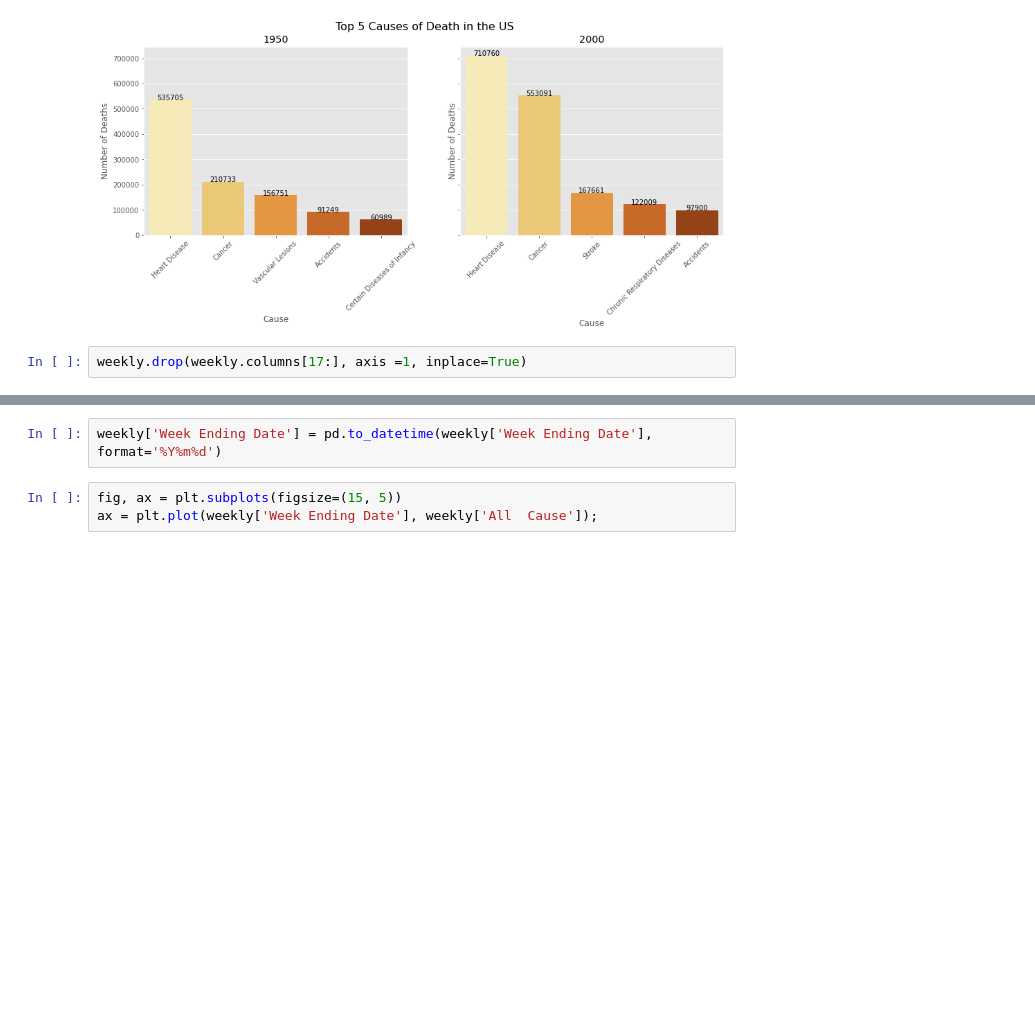
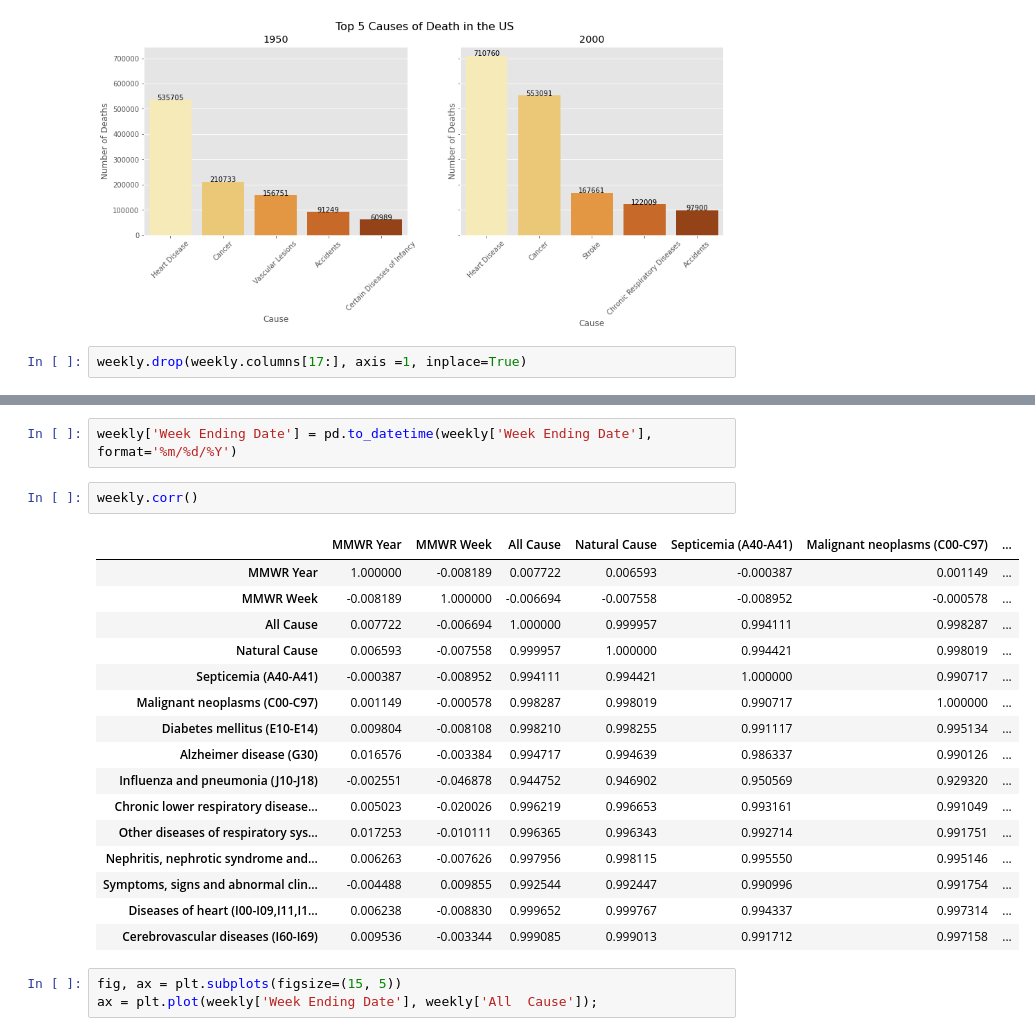
Before and after one commit to beckyepeters/life-expectancy-predictions, a Jupyter notebook: life_expectancy.ipynb, the cells around one changed output, grey strips where cells are left out. Drawn from its saved outputs; the diff is of its cells as text; blank space fills up the shorter version.

```diff
--- a/life_expectancy.ipynb
+++ b/life_expectancy.ipynb
@@ -131,5 +131,24 @@ weekly.head(20)
 # %%
-weekly['Week Ending Date'] = pd.to_datetime(weekly['Week Ending Date'], format='%Y%m%d')
+weekly['Week Ending Date'] = pd.to_datetime(weekly['Week Ending Date'], format='%m/%d/%Y')
+# %%
+weekly.corr()
+# %% [output]
+|  | MMWR Year | MMWR Week | All Cause | Natural Cause | Septicemia (A40-A41) | Malignant neoplasms (C00-C97) | ... |
+| MMWR Year | 1.000000 | -0.008189 | 0.007722 | 0.006593 | -0.000387 | 0.001149 | ... |
+| MMWR Week | -0.008189 | 1.000000 | -0.006694 | -0.007558 | -0.008952 | -0.000578 | ... |
+| All Cause | 0.007722 | -0.006694 | 1.000000 | 0.999957 | 0.994111 | 0.998287 | ... |
+| Natural Cause | 0.006593 | -0.007558 | 0.999957 | 1.000000 | 0.994421 | 0.998019 | ... |
+| Septicemia (A40-A41) | -0.000387 | -0.008952 | 0.994111 | 0.994421 | 1.000000 | 0.990717 | ... |
+| Malignant neoplasms (C00-C97) | 0.001149 | -0.000578 | 0.998287 | 0.998019 | 0.990717 | 1.000000 | ... |
+| Diabetes mellitus (E10-E14) | 0.009804 | -0.008108 | 0.998210 | 0.998255 | 0.991117 | 0.995134 | ... |
+| Alzheimer disease (G30) | 0.016576 | -0.003384 | 0.994717 | 0.994639 | 0.986337 | 0.990126 | ... |
+| Influenza and pneumonia (J10-J18) | -0.002551 | -0.046878 | 0.944752 | 0.946902 | 0.950569 | 0.929320 | ... |
+| Chronic lower respiratory disease... | 0.005023 | -0.020026 | 0.996219 | 0.996653 | 0.993161 | 0.991049 | ... |
+| Other diseases of respiratory sys... | 0.017253 | -0.010111 | 0.996365 | 0.996343 | 0.992714 | 0.991751 | ... |
+| Nephritis, nephrotic syndrome and... | 0.006263 | -0.007626 | 0.997956 | 0.998115 | 0.995550 | 0.995146 | ... |
+| Symptoms, signs and abnormal clin... | -0.004488 | 0.009855 | 0.992544 | 0.992447 | 0.990996 | 0.991754 | ... |
+| Diseases of heart (I00-I09,I11,I1... | 0.006238 | -0.008830 | 0.999652 | 0.999767 | 0.994337 | 0.997314 | ... |
+| Cerebrovascular diseases (I60-I69) | 0.009536 | -0.003344 | 0.999085 | 0.999013 | 0.991712 | 0.997158 | ... |
 # %%
 fig, ax = plt.subplots(figsize=(15, 5))
 ax = plt.plot(weekly['Week Ending Date'], weekly['All  Cause']);
```
Also changed, not shown: parts of 3 cells of this notebook, 2 other files.
